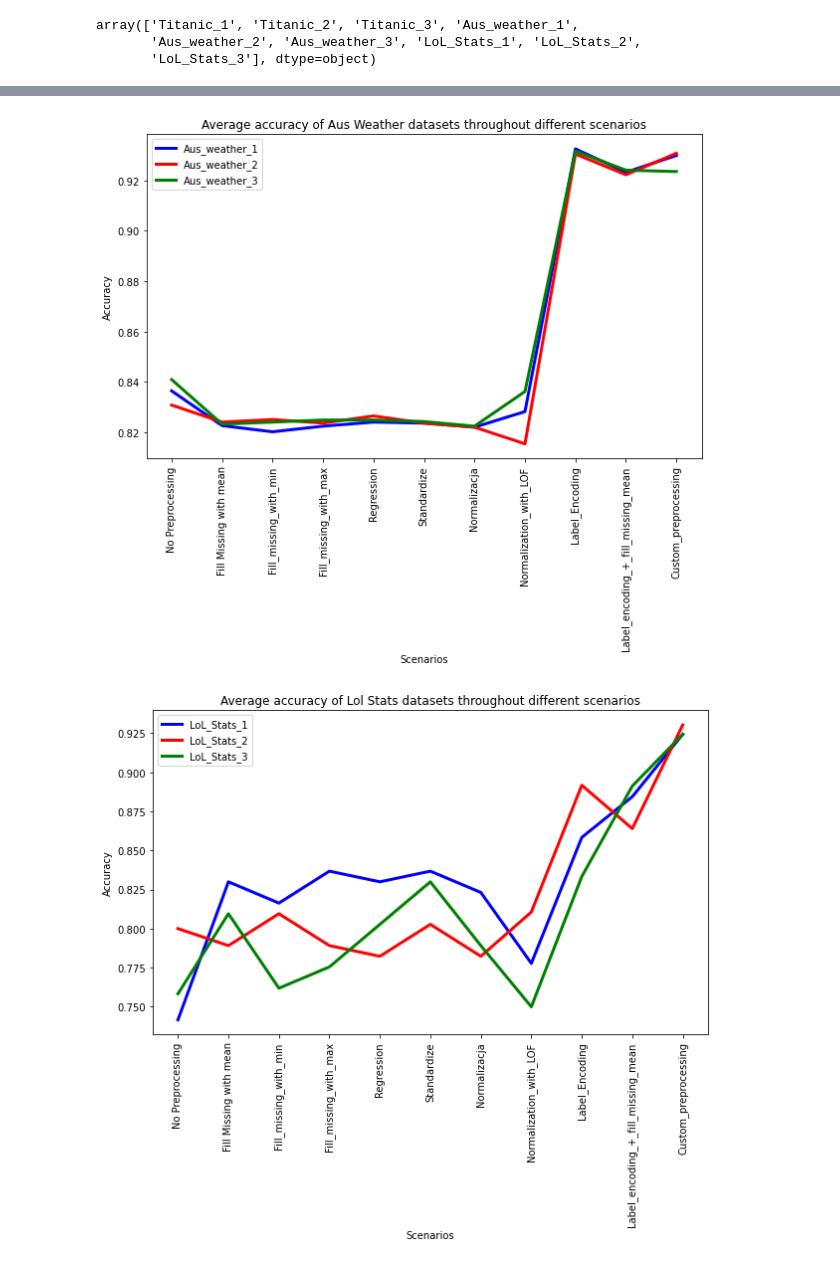
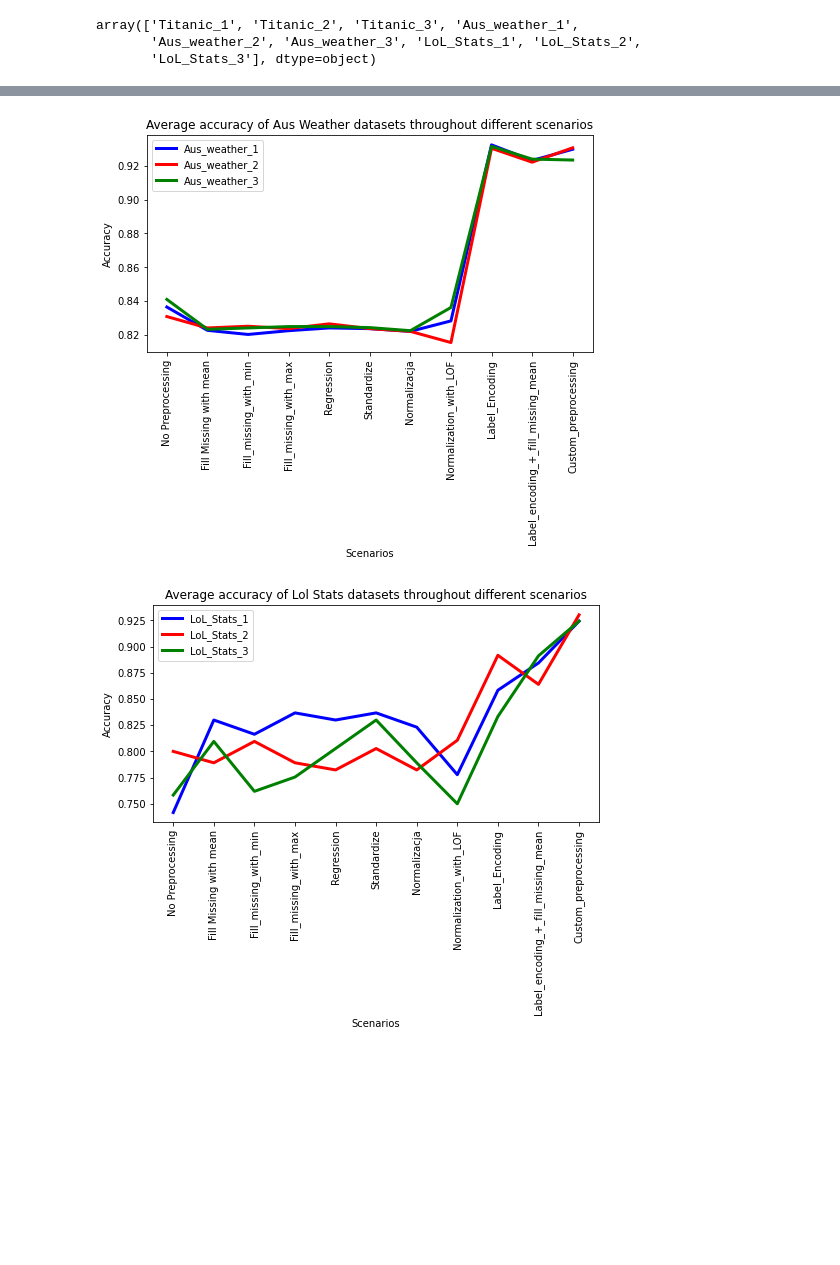
Before and after one commit to dlitwinski42/PracaMagPreproccessing, a Jupyter notebook: Titanic/Results.ipynb, the cells around one changed output, grey strips where cells are left out. Cells and saved outputs as stored; diff of their text form; code cells hidden in the pictures; blank space fills up the shorter version.

```diff
--- a/Titanic/Results.ipynb
+++ b/Titanic/Results.ipynb
@@ -83,11 +84,11 @@ def plot_1(dataset, title):
     plt.show()
 # %%
-def plot_2(dataset_1, dataset_2, dataset_3, title):
+def plot_2(dataset_1, dataset_2, dataset_3, title, filename):
     x1 = results['scenario'].unique()
     y1 = dataset_1['average_score']
     y2 = dataset_2['average_score']
     y3 = dataset_3['average_score']
-    plt.figure(figsize=(10,6))
+    plt.figure(figsize=(8,4))
     plt.xticks(rotation = 90)
     plt.plot(x1,y1, color='blue', linewidth = 3,  label = dataset_1['dataset'].unique()[0])
     plt.plot(x1,y2, color='red', linewidth = 3,  label = dataset_2['dataset'].unique()[0])
@@ -96,6 +97,7 @@ def plot_2(dataset_1, dataset_2, dataset_3, title):
     plt.ylabel('Accuracy')
     plt.title(title)
     plt.legend()
+    plt.savefig('../Praca/Wykresy/'+filename+'.png', bbox_inches='tight')
     plt.show()
 # %%
 x1 = results['scenario'].unique()
@@ -153,8 +156,8 @@ plot_2(titanic_1,titanic_2,titanic_3,"Average accuracy of Titanic datasets throu
 # %%
-plot_2(aus_weather_1,aus_weather_2,aus_weather_3,"Average accuracy of Aus Weather datasets throughout different scenarios")
+plot_2(aus_weather_1,aus_weather_2,aus_weather_3,"Average accuracy of Aus Weather datasets throughout different scenarios","Aus_Weather_Avg")
 # %% [output]
-[figure, old version]
+[figure, new version]
 # %%
-plot_2(lol_stats_1,lol_stats_2,lol_stats_3,"Average accuracy of Lol Stats datasets throughout different scenarios")
+plot_2(lol_stats_1,lol_stats_2,lol_stats_3,"Average accuracy of Lol Stats datasets throughout different scenarios","Lol_Stats_Avg")
 # %% [output]
-[figure, old version]
+[figure, new version]
```
Also changed, not shown: parts of 11 cells of this notebook, 13 other files.
